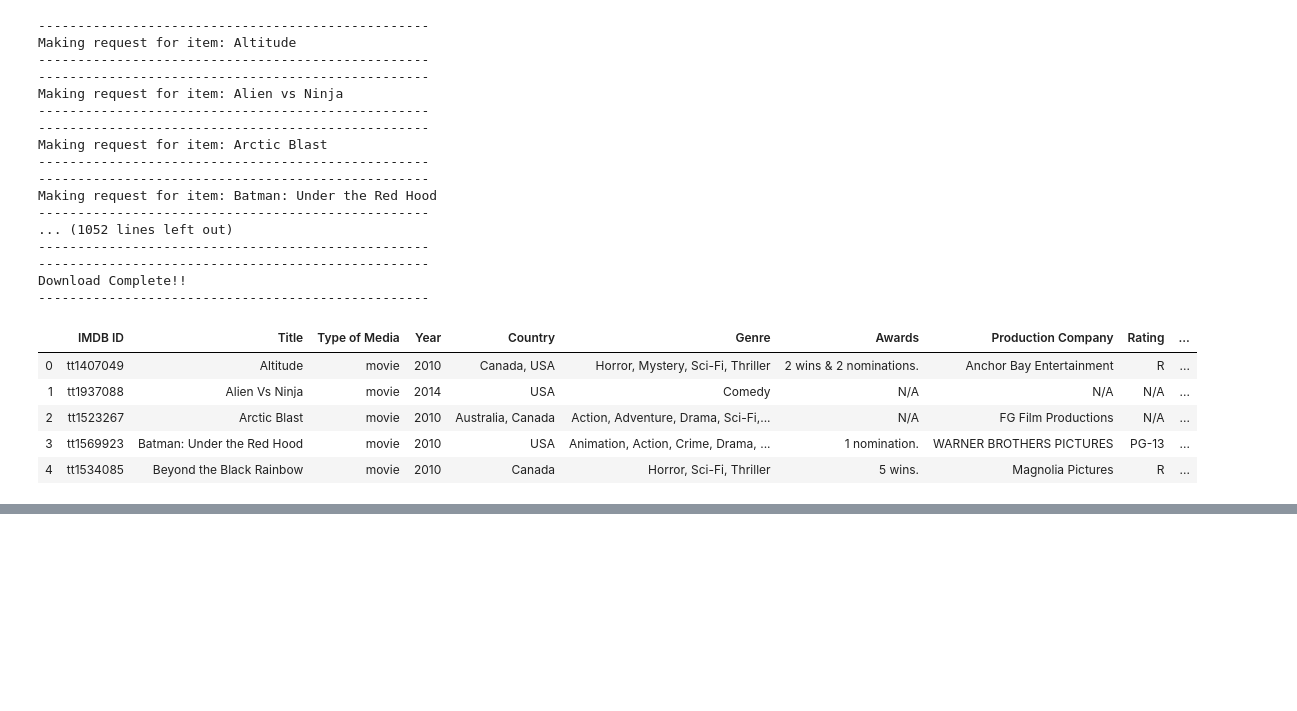
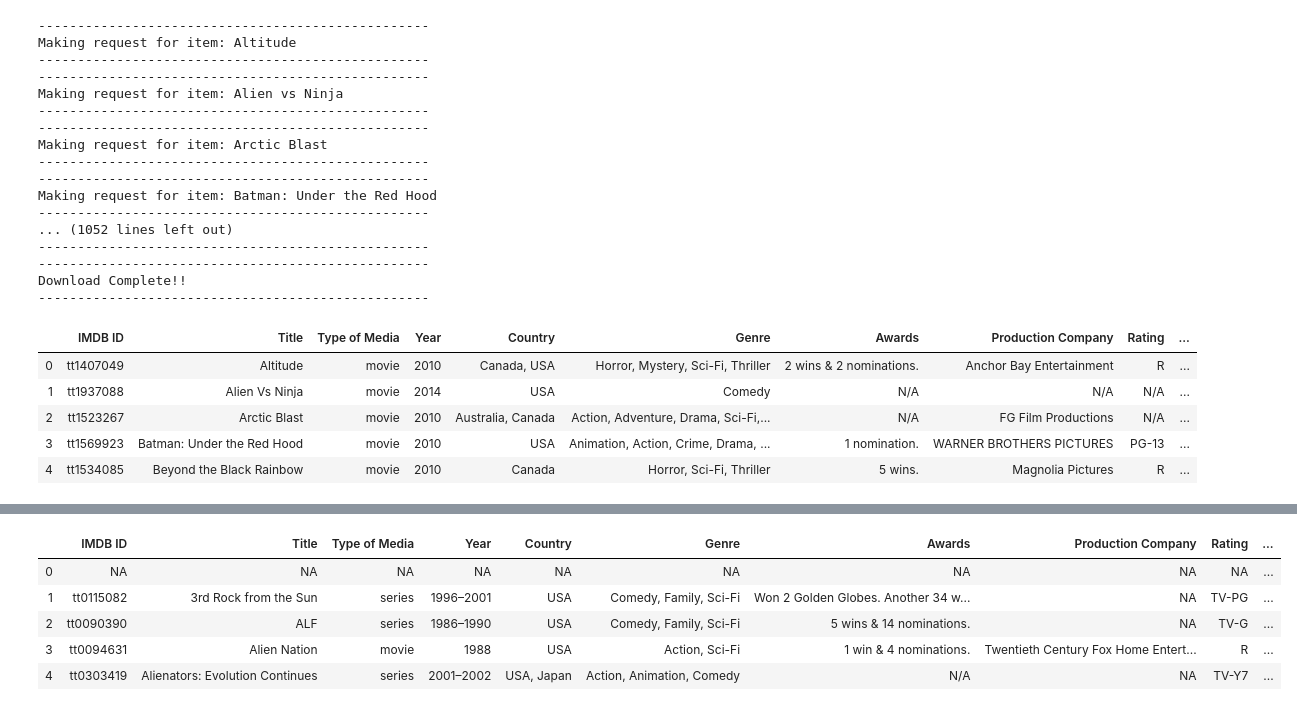
Before and after one commit to ltbird259/Project_1, a Jupyter notebook: API_JDH.ipynb, the cells around one changed output, grey strips where cells are left out. Cells and saved outputs as stored; diff of their text form; code cells hidden in the pictures; blank space fills up the shorter version.

Commit message:
sci shows

```diff
--- a/API_JDH.ipynb
+++ b/API_JDH.ipynb
@@ -548,3 +548,24 @@ scifi_df.head()
 | 4 | tt1534085 | Beyond the Black Rainbow | movie | 2010 | Canada | Horror, Sci-Fi, Thriller | 5 wins. | Magnolia Pictures | R | ... |
 # %%
 scifi_df.to_csv("Output/Scifi_dataframe.csv", index=False, header=True)
+# %%
+#Import CSV files and make the lists
+scifi_show = pd.read_csv("Resources/scifi_shows.csv")
+scifi_show_list= scifi_show["Title"]
+# %%
+#Get information that we need
+#create lists that will become our movie's data
+#This block of code will be for our documentary data
+movie_response = []
+for movie in scifi_show_list:
+    autoformat(f"Making request for item: {movie}")
+
+    #save post's JSON
+    try:
+        result = requests.get(url + str(movie)).json()
+        movie_response.append(result)
+    except KeyError:
+        pass
+        autoformat(f"{movie} failed to load")
+
+autoformat("Download Complete!!")
@@ -550,0 +654,25 @@ scifi_df.to_csv("Output/Scifi_dataframe.csv", index=False, header=True)
+# %%
+scifi_show_dict = {
+    "IMDB ID" : imdb_id,
+    "Title" : title,
+    "Type of Media" : media_type,
+    "Year" : year,
+    "Country":country,
+    "Genre":genre,
+    "Awards":awards,
+    "Production Company":production,
+    "Rating":rated,
+    "Metascore":metascore,
+    "IMDB Rating":imdb_rating,
+    "# of Votes":imdb_votes
+}
+# %%
+scifi_show_df = pd.DataFrame(scifi_show_dict)
+scifi_show_df.head()
+# %% [output]
+|  | IMDB ID | Title | Type of Media | Year | Country | Genre | Awards | Production Company | Rating | ... |
+| 0 | NA | NA | NA | NA | NA | NA | NA | NA | NA | ... |
+| 1 | tt0115082 | 3rd Rock from the Sun | series | 1996–2001 | USA | Comedy, Family, Sci-Fi | Won 2 Golden Globes. Another 34 w... | NA | TV-PG | ... |
+| 2 | tt0090390 | ALF | series | 1986–1990 | USA | Comedy, Family, Sci-Fi | 5 wins & 14 nominations. | NA | TV-G | ... |
+| 3 | tt0094631 | Alien Nation | movie | 1988 | USA | Action, Sci-Fi | 1 win & 4 nominations. | Twentieth Century Fox Home Entert... | R | ... |
+| 4 | tt0303419 | Alienators: Evolution Continues | series | 2001–2002 | USA, Japan | Action, Animation, Comedy | N/A | NA | TV-Y7 | ... |
```
Also changed, not shown: parts of 3 cells of this notebook, 2 other files.
